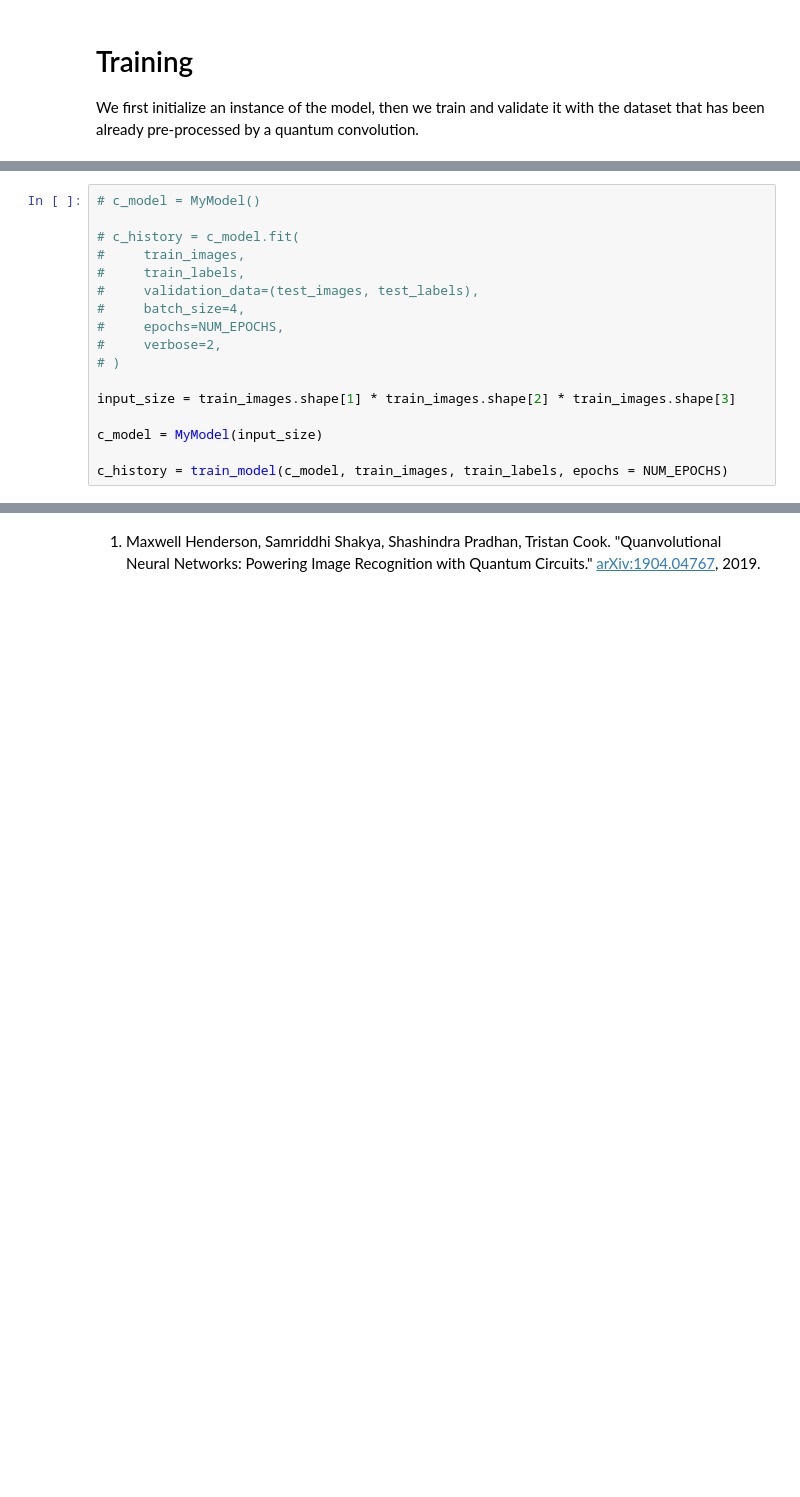
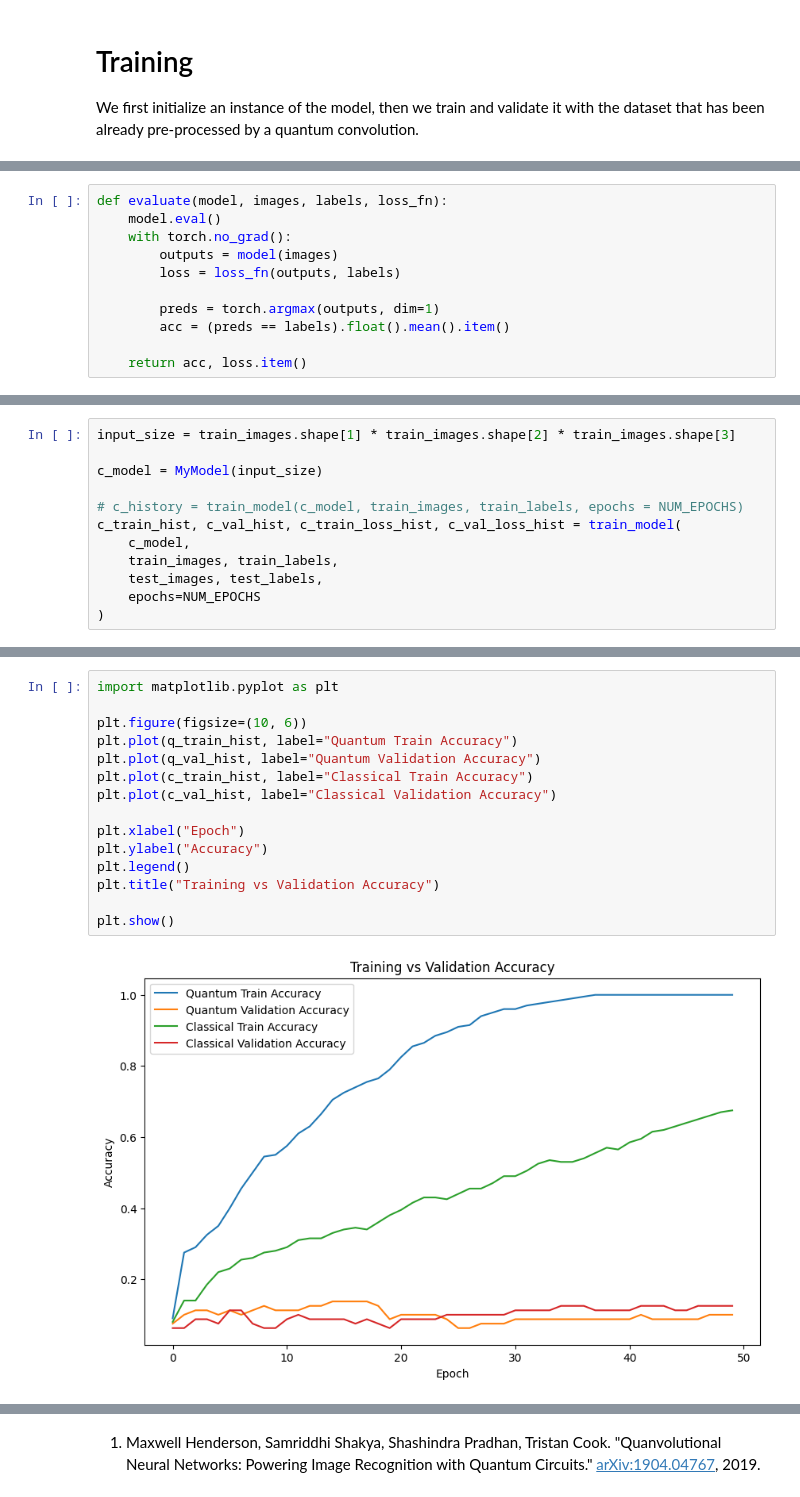
Before and after one commit to msoliviawatt/Hybrid-Quantum-Neural-Networks-for-Image-Classification, a Jupyter notebook: quanvolution/augmented_quanvolution.ipynb, the cells around one changed output, grey strips where cells are left out. Drawn from its saved outputs; the diff is of its cells as text; blank space fills up the shorter version.

```diff
--- a/quanvolution/augmented_quanvolution.ipynb
+++ b/quanvolution/augmented_quanvolution.ipynb
@@ -505,0 +456,11 @@ def train_model(model, X, y, epochs=30, lr=0.001, batch_size=32):
+# %%
+def evaluate(model, images, labels, loss_fn):
+    model.eval()
+    with torch.no_grad():
+        outputs = model(images)
+        loss = loss_fn(outputs, labels)
+
+        preds = torch.argmax(outputs, dim=1)
+        acc = (preds == labels).float().mean().item()
+
+    return acc, loss.item()
@@ -545,19 +540,14 @@ model that will be directly trained and validated with the raw MNIST
 images (i.e., without quantum pre-processing).
 # %%
-# c_model = MyModel()
-
-# c_history = c_model.fit(
-#     train_images,
-#     train_labels,
-#     validation_data=(test_images, test_labels),
-#     batch_size=4,
-#     epochs=NUM_EPOCHS,
-#     verbose=2,
-# )
-
 input_size = train_images.shape[1] * train_images.shape[2] * train_images.shape[3]
 
 c_model = MyModel(input_size)
 
-c_history = train_model(c_model, train_images, train_labels, epochs = NUM_EPOCHS)
+# c_history = train_model(c_model, train_images, train_labels, epochs = NUM_EPOCHS)
+c_train_hist, c_val_hist, c_train_loss_hist, c_val_loss_hist = train_model(
+    c_model,
+    train_images, train_labels,
+    test_images, test_labels,
+    epochs=NUM_EPOCHS
+)
 # %% [output]
@@ -617,0 +573,17 @@ plt.show()
+# %%
+import matplotlib.pyplot as plt
+
+plt.figure(figsize=(10, 6))
+plt.plot(q_train_hist, label="Quantum Train Accuracy")
+plt.plot(q_val_hist, label="Quantum Validation Accuracy")
+plt.plot(c_train_hist, label="Classical Train Accuracy")
+plt.plot(c_val_hist, label="Classical Validation Accuracy")
+
+plt.xlabel("Epoch")
+plt.ylabel("Accuracy")
+plt.legend()
+plt.title("Training vs Validation Accuracy")
+
+plt.show()
+# %% [output]
+[figure, added]
```
Also changed, not shown: parts of 22 cells of this notebook.
